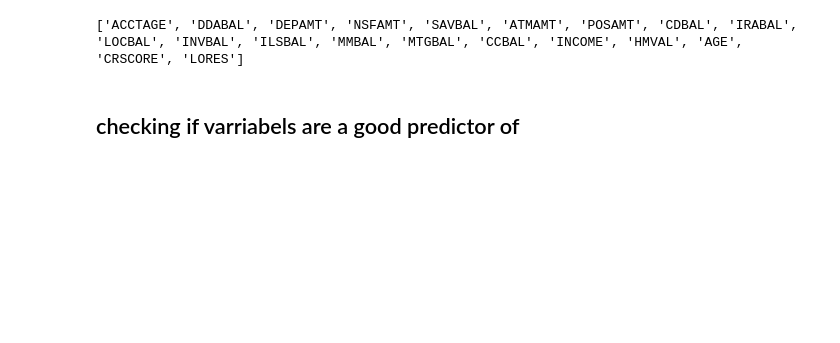
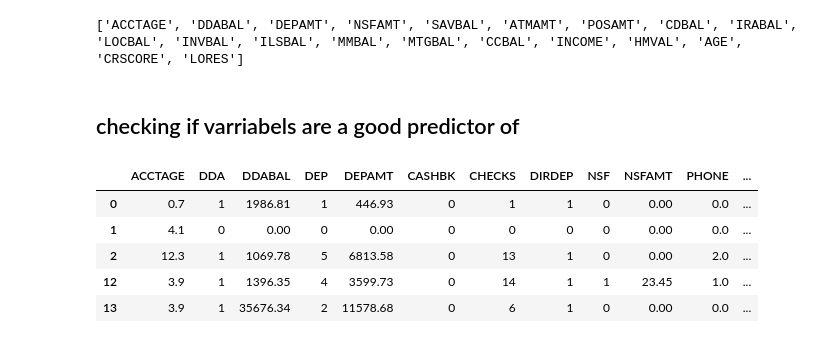
Before and after one commit to SterlingHayden/Logistic-Regression, a Jupyter notebook: HW/HW-01/phase-01.ipynb, the cells around one changed output. Saved outputs shown, nothing was run; the diff lists cells and outputs as text; code cells hidden in the pictures; blank space fills up the shorter version.

```diff
--- a/HW/HW-01/phase-01.ipynb
+++ b/HW/HW-01/phase-01.ipynb
@@ -138,6 +139,16 @@ print(continuous_cols)
 ['ACCTAGE', 'DDABAL', 'DEPAMT', 'NSFAMT', 'SAVBAL', 'ATMAMT', 'POSAMT', 'CDBAL', 'IRABAL', 'LOCBAL', 'INVBAL', 'ILSBAL', 'MMBAL', 'MTGBAL', 'CCBAL', 'INCOME', 'HMVAL', 'AGE', 'CRSCORE', 'LORES']
 # %% [markdown]
 ## checking if varriabels are a good predictor of
+# %%
+df_encoded = pd.get_dummies(df, columns=['BRANCH', 'RES'])
+df_encoded.head()
+# %% [output]
+|  | ACCTAGE | DDA | DDABAL | DEP | DEPAMT | CASHBK | CHECKS | DIRDEP | NSF | NSFAMT | PHONE | ... |
+| 0 | 0.7 | 1 | 1986.81 | 1 | 446.93 | 0 | 1 | 1 | 0 | 0.00 | 0.0 | ... |
+| 1 | 4.1 | 0 | 0.00 | 0 | 0.00 | 0 | 0 | 0 | 0 | 0.00 | 0.0 | ... |
+| 2 | 12.3 | 1 | 1069.78 | 5 | 6813.58 | 0 | 13 | 1 | 0 | 0.00 | 2.0 | ... |
+| 12 | 3.9 | 1 | 1396.35 | 4 | 3599.73 | 0 | 14 | 1 | 1 | 23.45 | 1.0 | ... |
+| 13 | 3.9 | 1 | 35676.34 | 2 | 11578.68 | 0 | 6 | 1 | 0 | 0.00 | 0.0 | ... |
 # %%
 import statsmodels.api as sm
 
```
Also changed, not shown: parts of 5 cells of this notebook.
